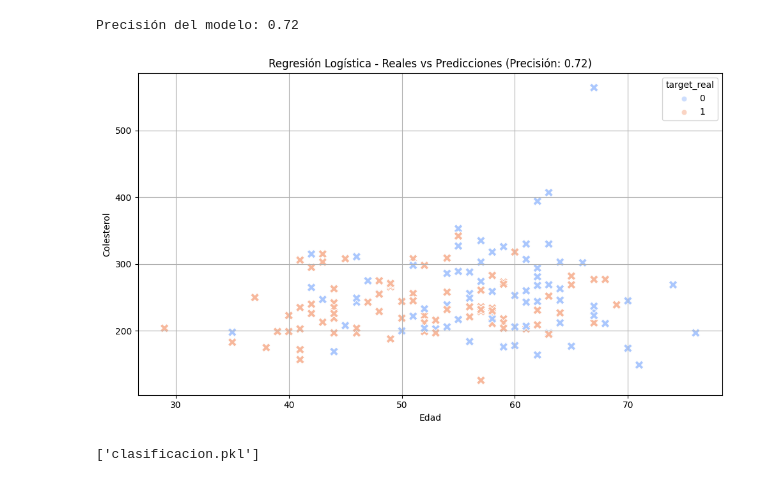
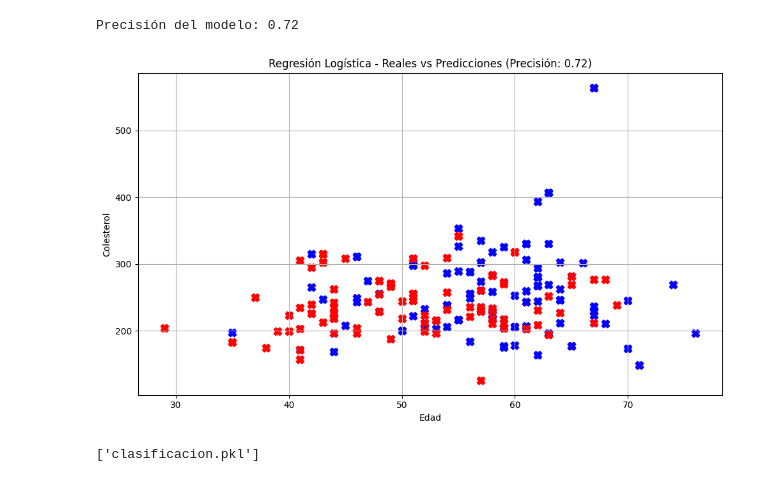
Before and after one commit to AlanRik20/modelo_regresion_logistica, a Jupyter notebook: main.ipynb, the cells around one changed output. Cells and saved outputs as stored; diff of their text form; code cells hidden in the pictures.

```diff
--- a/main.ipynb
+++ b/main.ipynb
@@ -58,42 +58,34 @@ Precisión del modelo: 0.72
 # %%
 
 X_test_original = scaler.inverse_transform(X_test)
 
 df_plot = pd.DataFrame(X_test_original, columns=['age', 'chol', 'cp', 'thalach', 'exang'])
 df_plot['target_real'] = y_test.values
 df_plot['target_pred'] = y_pred
 
 plt.figure(figsize=(10, 6))
+# Filtrar por clase real y predicha
+real_0 = df_plot[df_plot['target_real'] == 0]
+real_1 = df_plot[df_plot['target_real'] == 1]
+pred_0 = df_plot[df_plot['target_pred'] == 0]
+pred_1 = df_plot[df_plot['target_pred'] == 1]
 
-sns.scatterplot(
-    data=df_plot,
-    x='age',
-    y='chol',
-    hue='target_real',
-    palette='coolwarm',
-    alpha=0.6,
-    edgecolor='w'
-)
+# Reales
+plt.scatter(real_0['age'], real_0['chol'], color='blue', label='Real: No enfermedad', alpha=0.4, s=60)
+plt.scatter(real_1['age'], real_1['chol'], color='red', label='Real: Enfermedad', alpha=0.4, s=60)
 
-sns.scatterplot(
-    data=df_plot,
-    x='age',
-    y='chol',
-    hue='target_pred',
-    marker='X',
-    palette='coolwarm',
-    s=100,
-    legend=False
-)
+# Predicciones
+plt.scatter(pred_0['age'], pred_0['chol'], color='blue', marker='X', label='Predicho: No enfermedad', s=80)
+plt.scatter(pred_1['age'], pred_1['chol'], color='red', marker='X', label='Predicho: Enfermedad', s=80)
 
 plt.title(f'Regresión Logística - Reales vs Predicciones (Precisión: {accuracy:.2f})')
 plt.xlabel('Edad')
 plt.ylabel('Colesterol')
 plt.grid(True)
 plt.tight_layout()
 plt.show()
 # %% [output]
-[figure, old version]
+[figure, new version]
 # %%
 import joblib
 joblib.dump(model, "clasificacion.pkl")
```
